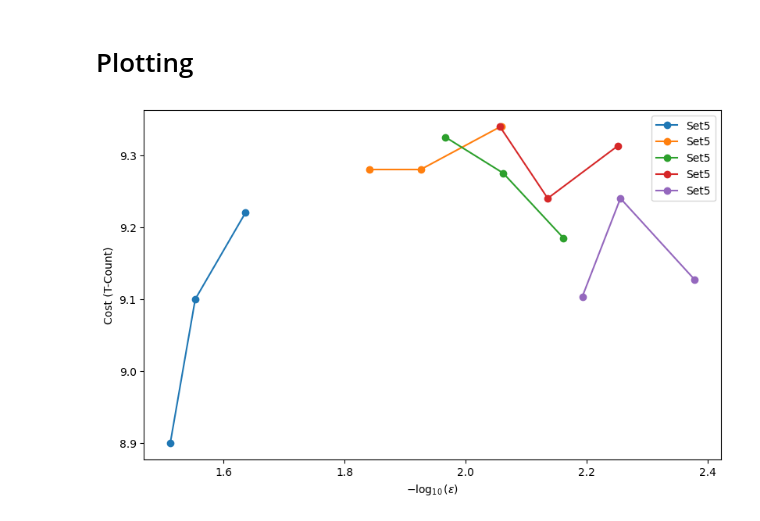
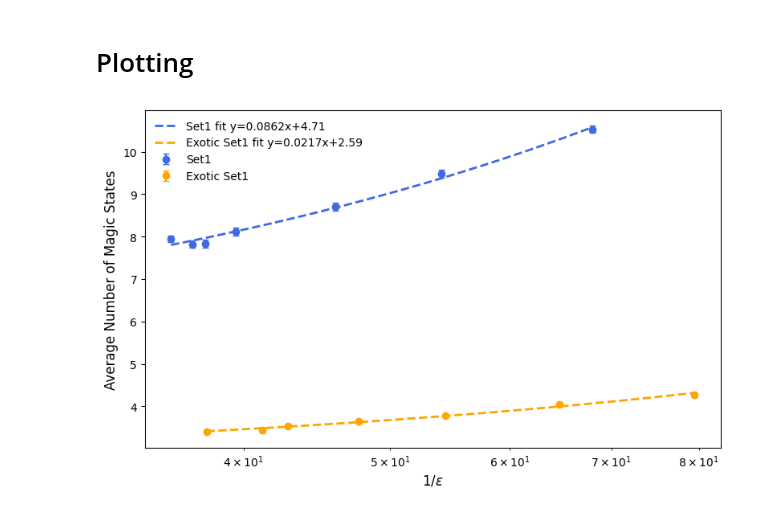
Before and after one commit to Sal7ySalt/Smallest-MSD-Protocol, a Jupyter notebook: gate_synthesis/algorithm.ipynb, the cells around one changed output. Saved outputs shown, nothing was run; the diff lists cells and outputs as text; code cells hidden in the pictures.

Commit message:
gate synthesis algorithm new plots for set1 and exotic set1

```diff
--- a/gate_synthesis/algorithm.ipynb
+++ b/gate_synthesis/algorithm.ipynb
@@ -271,4 +397,5 @@ db5 = load_db_pickle(path5)
 def graph_distance(S, G) -> float:
     S_dagger = S.conj().T
     answer = np.sqrt((2 - abs(np.trace(S_dagger @ G))) / 2)
+    answer = np.round(answer, 8)
     return answer
@@ -318,37 +458,21 @@ print(a)
+# %%
+def db_to_graph(db):
+    V = np.asarray(db.vecs, dtype=float)
+    #nn = NearestNeighbors(n_neighbors=k, algorithm="kd_tree", metric="euclidean")
+    nn = NearestNeighbors(algorithm="kd_tree", metric="euclidean")
+    nn.fit(V)
+    return nn
 # %% [markdown]
 # Plotting
-# %%
-dbs = [db1, db2, db3, db4, db5]
-num_data_points = 3
-num_random_rotations = 50
-
-plt.figure(figsize=(8, 5))
-for i, db in enumerate(dbs):
-    graph_dist_sum = np.zeros(num_data_points, dtype=float)
-    t_count_sum = np.zeros(num_data_points, dtype=float)
-    for j in range(num_random_rotations):
-        random_matrix, random_vector = random_rotations()
-
-        euclidean_dist, graph_dist, idxs = k_nearest_neighbor(db, random_matrix, random_vector, num_data_points)
-        graph_dist_sum += np.asarray(graph_dist, dtype=float)
-
-        idx = np.asarray(idxs[0], dtype=int)
-        costs = np.asarray(db.costs, dtype=float)
-        t_count_sum += costs[idx]
-
-    graph_dist = (graph_dist_sum / num_random_rotations).tolist()
-    t_count = (t_count_sum / num_random_rotations).tolist()
-
-    x_axis = [-np.log10(d) for d in graph_dist]
-    y_axis = t_count
-
-    #plt.plot(x_axis, y_axis, label=f'Set{i+1}', marker='o', linestyle='none')
-    plt.plot(x_axis, y_axis, label=f'Set{i+1}', marker='o')
-
-plt.legend()
-plt.tight_layout()
-plt.xlabel(r"$-\log_{10}(\epsilon)$")
-plt.ylabel("Cost (T-Count)")
-plt.show()
-# %% [output]
-[figure, removed]
+# %%
+nn1 = db_to_graph(db1)
+# %%
+#nn1 = db_to_graph(db1)
+#nn2 = db_to_graph(db2)
+#nn3 = db_to_graph(db3)
+#nn4 = db_to_graph(db4)
+#nn5 = db_to_graph(db5)
+
+exotic_nn1 = db_to_graph(exotic_db1)
+exotic_nn2 = db_to_graph(exotic_db2)
+exotic_nn3 = db_to_graph(exotic_db3)
@@ -354,0 +522,23 @@ plt.show()
+# %%
+colors = ['royalblue', 'orange']
+plt.figure(figsize=(8, 5))
+for i, label in enumerate(labels):
+    plt.errorbar(x_axis[i], y_axis[i], yerr=y_axis_unc[i], label=f'{label}', linestyle='none', fmt='o', capsize=3, color=colors[i])
+
+    (p, cov) = np.polyfit(x_axis[i], y_axis[i], 1, w=1/np.asarray(y_axis_unc[i]), cov='unscaled')
+    m, b = p
+    m_err, b_err = np.sqrt(np.diag(cov))
+    x_fit = np.linspace(np.asarray(x_axis[i]).min(), np.asarray(x_axis[i]).max(), 100)
+    y_fit = m * x_fit + b
+    plt.plot(x_fit, y_fit, linewidth=2, label=f"{label} fit y={m:.3g}x+{b:.3g}", color=colors[i], linestyle='--')
+
+plt.legend(frameon=False, handlelength=2, loc="best", ncol=1)
+plt.xlabel(r"$1/\epsilon$", size=12)
+plt.ylabel("Average Number of Magic States", size=12)
+plt.xscale('log')
+plt.xticks(fontsize=12)
+plt.yticks(fontsize=10)
+plt.tight_layout()
+plt.show()
+# %% [output]
+[figure, added]
```
Also changed, not shown: parts of 45 cells of this notebook.
